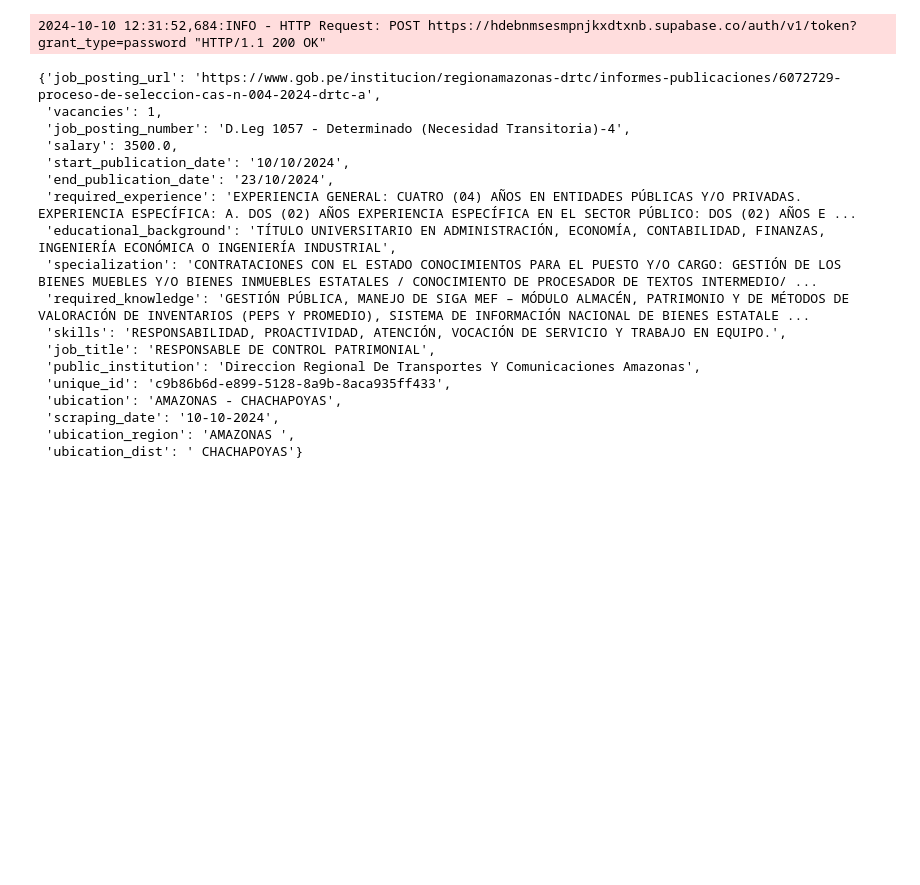
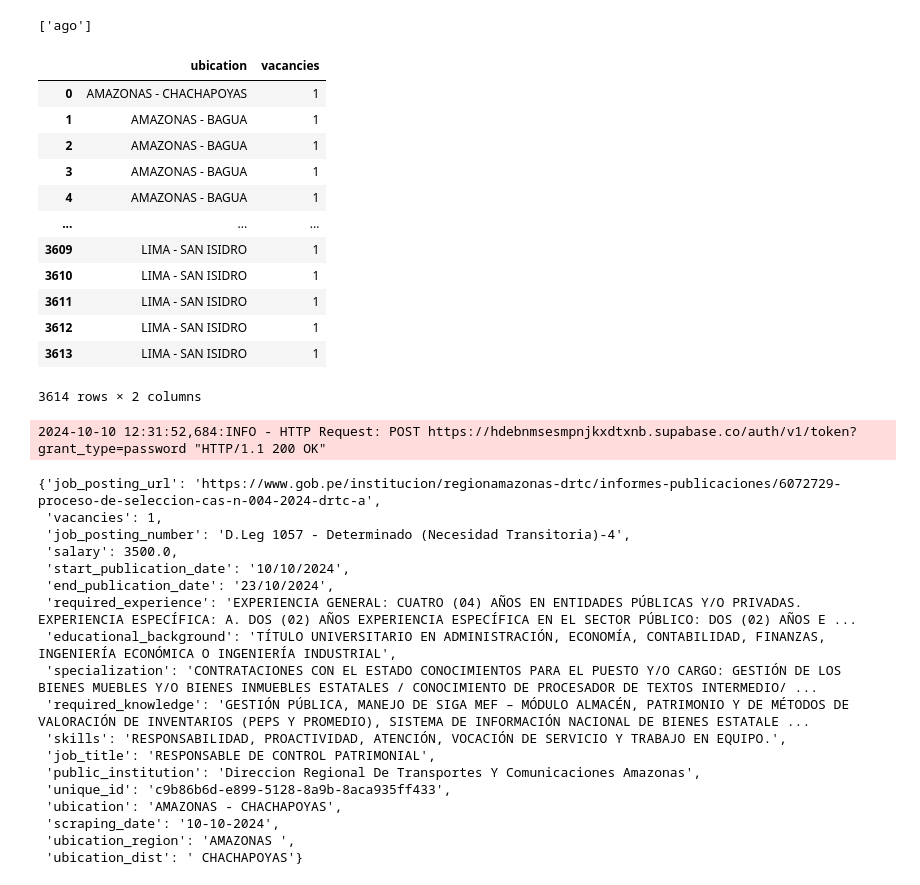
Before and after one commit to TJhon/talento_peru_jobs, a Jupyter notebook: read.ipynb, the cells around one changed output. Drawn from its saved outputs; the diff is of its cells as text; code cells hidden in the pictures; blank space fills up the shorter version.

Commit message:
Data with requests 11-10-2024, total time: 114.89457774162292 seconds

```diff
--- a/read.ipynb
+++ b/read.ipynb
@@ -8,0 +36,4 @@ p = data.to_dict('records')
+# %%
+"ago".split("l")
+# %% [output]
+['ago']
@@ -9,3 +58,29 @@ p = data.to_dict('records')
+# %%
+# Selección de columnas
+data1 = data[['ubication', 'vacancies']]
+
+# Reemplazar NaN en 'ubication' con "Dep" utilizando .loc para evitar advertencias
+
+
+# Filtrar filas donde 'ubication' todavía sea NaN (esto ya no será necesario, ya que no deben quedar NaN)
+# Si lo mantienes, no encontrará nada porque ya reemplazaste los NaN.
+result = data1.loc[data1['ubication'].isna(), :]
+# %%
+data1
+# %% [output]
+|  | ubication | vacancies |
+| 0 | AMAZONAS - CHACHAPOYAS | 1 |
+| 1 | AMAZONAS - BAGUA | 1 |
+| 2 | AMAZONAS - BAGUA | 1 |
+| 3 | AMAZONAS - BAGUA | 1 |
+| 4 | AMAZONAS - BAGUA | 1 |
+| ... | ... | ... |
+| 3609 | LIMA - SAN ISIDRO | 1 |
+| 3610 | LIMA - SAN ISIDRO | 1 |
+| 3611 | LIMA - SAN ISIDRO | 1 |
+| 3612 | LIMA - SAN ISIDRO | 1 |
+| 3613 | LIMA - SAN ISIDRO | 1 |
+3614 rows × 2 columns
 # %%
 from TalentAPI.init_supabase import *
 response = supabase.auth.sign_in_with_password(
```
Also changed, not shown: parts of 3 cells of this notebook, 5 other files.
